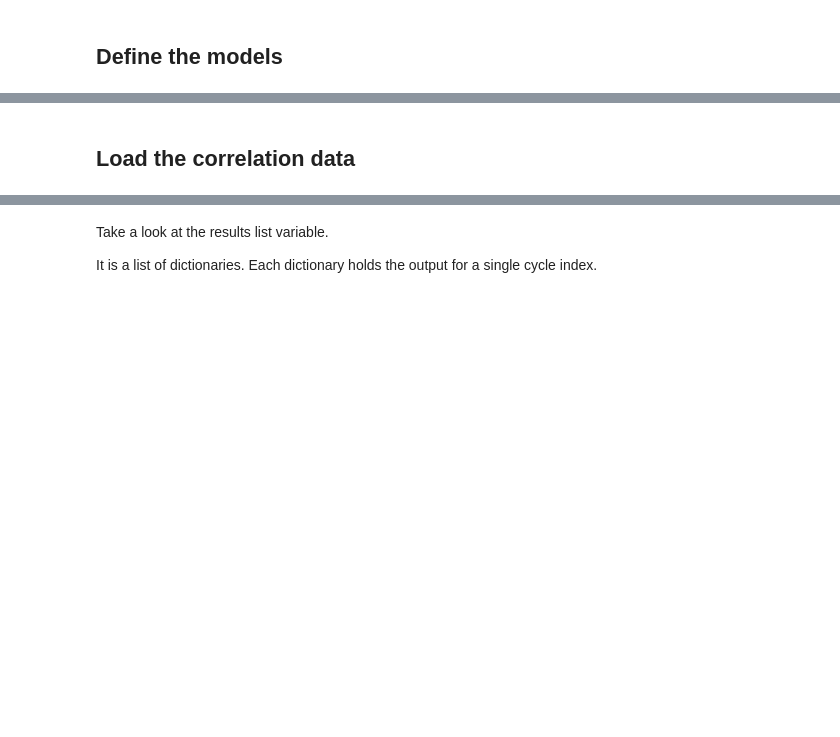
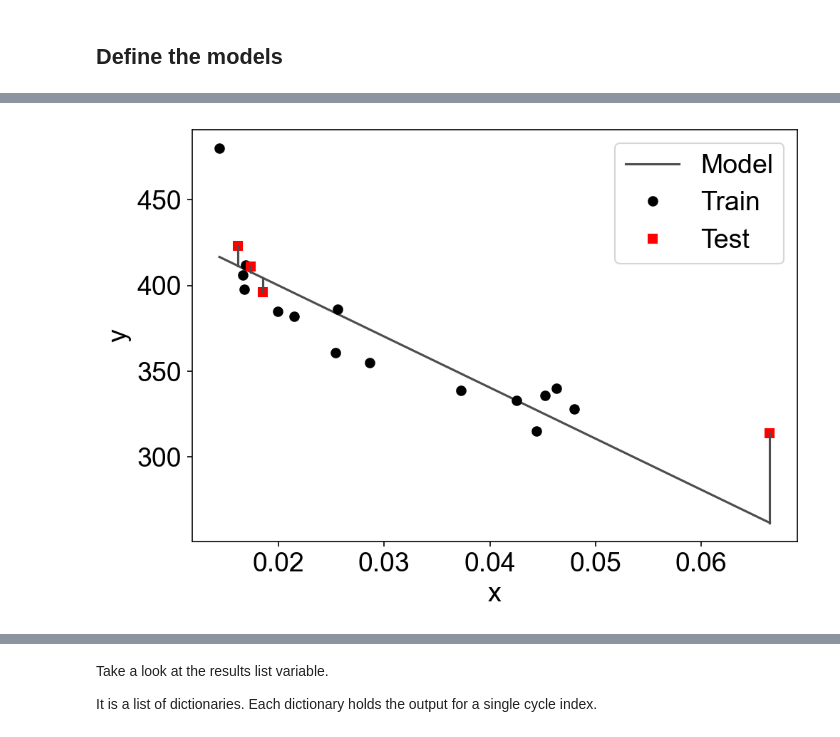
Before and after one commit to wengandrew/fast-formation, a Jupyter notebook: code/build_regression_model.ipynb, the cells around one changed output, grey strips where cells are left out. Saved outputs shown, nothing was run; the diff lists cells and outputs as text; code cells hidden in the pictures; blank space fills up the shorter version.

```diff
--- a/code/build_regression_model.ipynb
+++ b/code/build_regression_model.ipynb
@@ -104,16 +162,17 @@ def build_model(x, y):
 # %%
-def train_and_test_model(x, y, to_plot=1):
+def train_and_test_model(df, xvars, yvar, to_plot=1):
     """
     Train and test a univariate linear regression model with cross-validation
 
     Args:
-      x and y are Pandas Series objects
+      df is a Pandas DataFrame object
+      xvars is a list of strings (the feature names)
+      yvar is a string (the label name)
       to_plot : make debug plots if true
 
     Returns:
       a dictionary holding model outputs
     """
-
     # Fraction of samples reserved for model testing
     # e.g. 0.2 means 20% of samples reserved. In the
     # context of cross-validation, this would be
@@ -124,19 +183,19 @@ def train_and_test_model(x, y, to_plot=1):
     TEST_SIZE = 0.2
 
     # Number of trials
-    NUM_EXPERIMENTS = 10000
+    NUM_EXPERIMENTS = 100
 
     # Unpack and filter data
-    x = df[xvar].values
-    y = df[yvar].values
+    xvars = [xvars] if isinstance(xvars, str) else xvars
+    # Create a temporary df to filter NaNs only from the columns we use
+    xyvars = xvars + [yvar]
+    df_nonans = df[xyvars].dropna()
 
-    idx_to_keep = ~np.isnan(x)
-    x = np.array(x[idx_to_keep], dtype=float)
-    y = np.array(y[idx_to_keep], dtype=float)
-
-    x = x.reshape(-1, 1)
+    X = df_nonans[xvars].values
+    y = df_nonans[yvar].values
 
     percent_error_list = []
+    r2_score_list = []
     rmse_list = []
     intercept_list = []
     coef_list = []
@@ -146,66 +205,91 @@ def train_and_test_model(x, y, to_plot=1):
 
     for idx in range(NUM_EXPERIMENTS):
 
-        x_train, x_test, y_train, y_test = train_test_split(x, y,
+        X_train, X_test, y_train, y_test = train_test_split(X, y,
                                                         test_size=TEST_SIZE)
 
-        (model, corr) = build_model(x_train, y_train)
+        # todo: apply standard scaler
 
-        model.predict(x_test)
+        (model, corr) = build_model(X_train, y_train)
 
-        y_pred = model.predict(x_test)
+        y_pred = model.predict(X_test)
 
         rmse = np.sqrt(np.mean((y_pred - y_test)**2))
         percent_error = np.mean(np.abs(y_pred - y_test)/y_test) * 100
+        r2_score = model.score(X_test, y_test)
 
         rmse_list.append(rmse)
         percent_error_list.append(percent_error)
+        r2_score_list.append(r2_score)
         intercept_list.append(model.intercept_)
         coef_list.append(model.coef_)
         corr_list.append(corr)
 
         # Give a visual into the cross-validation process
-        if to_plot and not has_plotted:
-
+        baseline_rmse = np.sqrt(np.mean((y_test - np.mean(y_test))**2))
+        if to_plot and not has_plotted and X.shape[1] == 1:# and baseline_rmse < rmse:
+#             print(r2_score, rmse, baseline_rmse)
             has_plotted = 1
 
-            x_fit = np.linspace(np.min(x), np.max(x), 100)
-            y_fit = model.predict(x_fit.reshape(-1, 1))
-            plt.plot(x_fit, y_fit, color=(0.3, 0.3, 0.3))
-            plt.plot(x_train, y_train, 'o', color='k')
-            plt.plot(x_test, y_test, 's', color='r')
+            X_fit = np.linspace(np.min(X), np.max(X), 100)
+            y_fit = model.predict(X_fit.reshape(-1, 1))
+            plt.plot(X_fit, y_fit, color=(0.3, 0.3, 0.3))
+            plt.plot(X_train, y_train, 'o', color='k')
+            plt.plot(X_test, y_test, 's', color='r')
 
-            for (this_x, this_y) in zip(x_test, y_test):
+            for (this_x, this_y) in zip(X_test, y_test):
                 plt.plot([this_x, this_x],
-                         [this_y, model.predict(this_x.reshape(-1,1))],
+                         [this_y, model.predict([this_x])[0]],
                          label='', color=(0.3, 0.3, 0.3))
 
             plt.xlabel('x')
             plt.ylabel('y')
             plt.legend(['Model', 'Train', 'Test'])
             plt.show()
 
     # Package the output
     final_model = model
     final_model.coef_ = np.array([np.mean(coef_list)], dtype="object")
     final_model.intercept_ = np.mean(intercept_list)
 
     final_rmse = np.mean(rmse_list)
     final_rmse_std = np.std(rmse_list)
 
-    final_corr = np.mean(corr_list)
-    final_corr_std = np.std(corr_list)
+    # Column mean and column std of a list of tuples
+    final_corr = tuple(map(np.mean, zip(*corr_list)))
+    final_corr_std = tuple(map(np.std, zip(*corr_list)))
 
     final_percent_error = np.mean(percent_error_list)
     final_percent_error_std = np.std(percent_error_list)
+
+#     print(len(r2_score_list), sum(np.array(r2_score_list)>0))
+    final_r2_score = np.mean(r2_score_list)
+    final_r2_score_std = np.std(r2_score_list)
 
     model_output_dict = dict()
     model_output_dict['model'] = final_model
     model_output_dict['rmse'] = final_rmse
     model_output_dict['rmse_std'] = final_rmse_std
     model_output_dict['corr'] = final_corr
     model_output_dict['corr_std'] = final_corr_std
     model_output_dict['percent_error'] = final_percent_error
     model_output_dict['percent_error_std'] = final_percent_error_std
+    model_output_dict['r2_score'] = final_r2_score
+    model_output_dict['r2_score_std'] = final_r2_score_std
+    model_output_dict['xvar'] = tuple(xvars)
 
     return model_output_dict
+
+# Test
+# one feature
+train_and_test_model(df,
+                     "var_q_c365_c3",
+                     'cycles_to_80_pct',
+                     to_plot=1)
+# multiple features
+train_and_test_model(df,
+                     ["var_q_c365_c3", "var_q_c56_c3", "var_q_c159_c3"],
+                     'cycles_to_80_pct',
+                     to_plot=1)
+# %% [output]
+[figure, added]
@@ -212,2 +305,0 @@ def train_and_test_model(x, y, to_plot=1):
-# %% [markdown]
-## Load the correlation data
```
Also changed, not shown: parts of 14 cells of this notebook, 1 other file.
